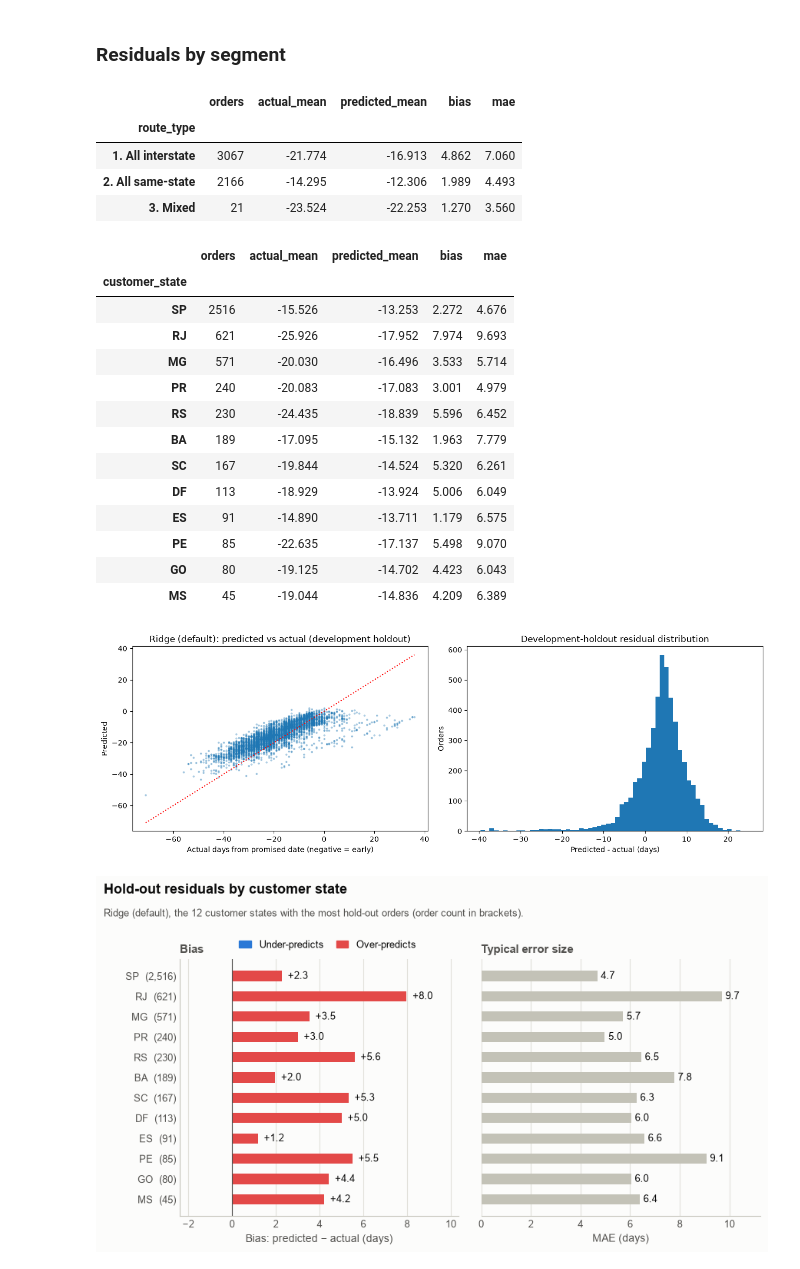
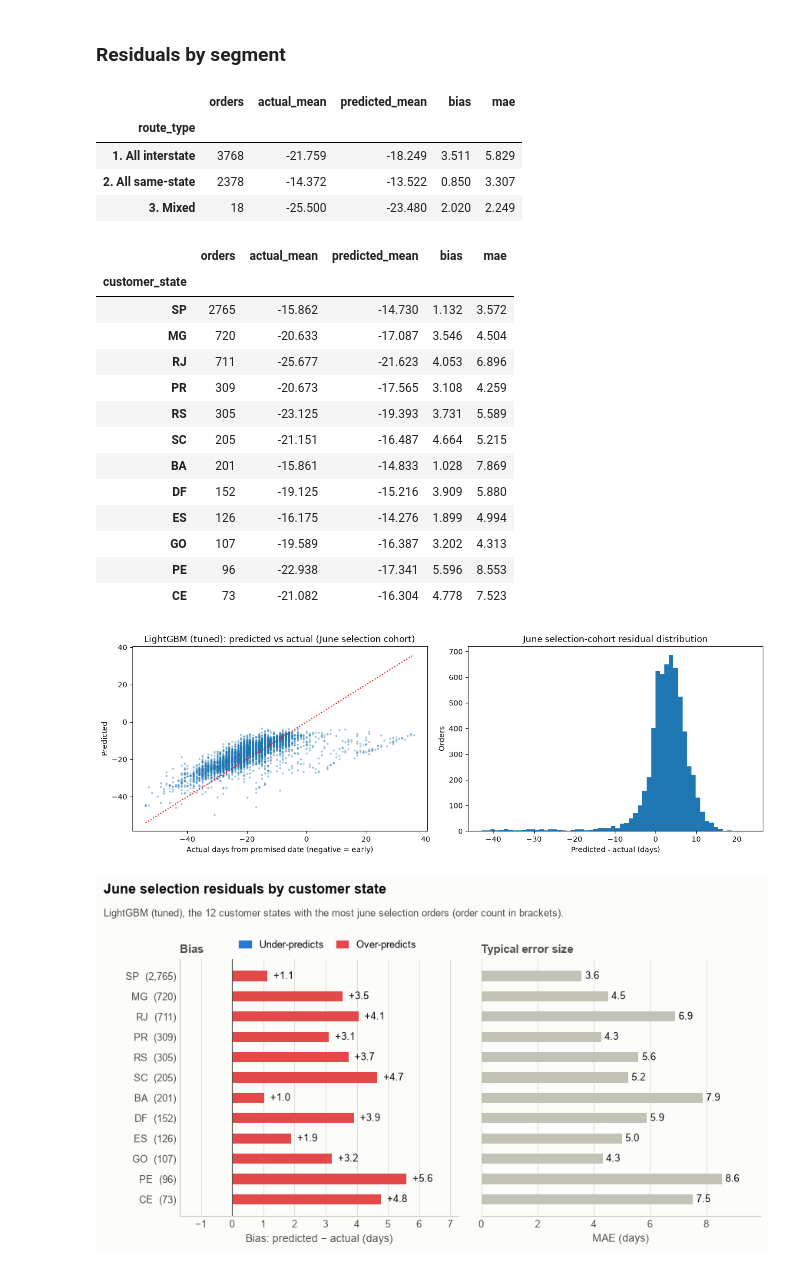
Before and after one commit to mushroomyyy/Team8_IT5006_Ecommerce_Analytics_AY2627Sem1, a Jupyter notebook: phase2/model_regression_dev.ipynb, the cells around one changed output. Saved outputs shown, nothing was run; the diff lists cells and outputs as text; code cells hidden in the pictures.

```diff
--- a/phase2/model_regression_dev.ipynb
+++ b/phase2/model_regression_dev.ipynb
@@ -76,16 +50,12 @@ np.random.seed(RANDOM_STATE)
 # %% [markdown]
 # Constants
 # %%
-RUN_DATE = '2018-08-02'   # August inference run
+RUN_DATE = '2018-06-02'   # June development run
 WAITING_PERIOD = LOOKBACK        # Longest wait for a delivery inside the target, chosen in the waiting-period audit below
 TEST_DAYS = 30            # Newest historical approval days held out for development selection
 N_CV_FOLDS = 5
 # Random-search iterations per model; kept small for laptop run times
 N_ITER = {'Ridge': 12, 'Decision Tree': 15, 'Random Forest': 6, 'LightGBM': 10}
-BACKTEST_RUN_DATES = ['2018-04-02', '2018-05-02', '2018-06-02', '2018-07-02']
-RUN_SENSITIVITY_BACKTEST = False  # Optional fixed-parameter April–July analysis
-RUN_RESAMPLING = False  # Optional late-order resampling experiment
-RUN_MONTHLY_COMPARISON = False  # Optional fresh monthly CV searches for June–August
 FIGURE_DIR = 'results/figures'  # Report figures are saved here as PNGs
 EXCLUDED_STATUSES = ['canceled', 'unavailable']  # Never delivered: no delivery outcome
 
@@ -632,9 +678,9 @@ figs.plot_feature_importance(importance.head(10), champion_label,
 # %% [markdown]
 ### Residuals by segment
 # %%
-residuals = test_df[['customer_state', 'route_type']].copy()
-residuals['actual'] = y_test.to_numpy()
-residuals['predicted'] = test_predictions[champion_key]
+residuals = explanation_rows[['customer_state', 'route_type']].copy()
+residuals['actual'] = y_explain.to_numpy()
+residuals['predicted'] = selected_june['predicted'].to_numpy()
 residuals['error'] = residuals['predicted'] - residuals['actual']
 for segment in ['route_type', 'customer_state']:
     table = residuals.groupby(segment).agg(orders=('error', 'size'), actual_mean=('actual', 'mean'),
@@ -647,36 +693,36 @@ axes[0].scatter(residuals['actual'], residuals['predicted'], s=4, alpha=0.3)
 limits = [residuals[['actual', 'predicted']].min().min(), residuals[['actual', 'predicted']].max().max()]
 axes[0].plot(limits, limits, color='red', linestyle=':')
 axes[0].set(xlabel='Actual days from promised date (negative = early)', ylabel='Predicted',
-            title=f'{champion_label}: predicted vs actual (development holdout)')
+            title=f'{selected_label}: predicted vs actual (June selection cohort)')
 axes[1].hist(residuals['error'], bins=60)
-axes[1].set(xlabel='Predicted - actual (days)', ylabel='Orders', title='Development-holdout residual distribution')
+axes[1].set(xlabel='Predicted - actual (days)', ylabel='Orders', title='June selection-cohort residual distribution')
 plt.tight_layout()
 fig.savefig(f'{FIGURE_DIR}/08_predicted_vs_actual.png', dpi=200)
 plt.show()
 # %% [output]
 |  | orders | actual_mean | predicted_mean | bias | mae |
 | route_type |  |  |  |  |  |
-| 1. All interstate | 3067 | -21.774 | -16.913 | 4.862 | 7.060 |
-| 2. All same-state | 2166 | -14.295 | -12.306 | 1.989 | 4.493 |
-| 3. Mixed | 21 | -23.524 | -22.253 | 1.270 | 3.560 |
+| 1. All interstate | 3768 | -21.759 | -18.249 | 3.511 | 5.829 |
+| 2. All same-state | 2378 | -14.372 | -13.522 | 0.850 | 3.307 |
+| 3. Mixed | 18 | -25.500 | -23.480 | 2.020 | 2.249 |
 |  | orders | actual_mean | predicted_mean | bias | mae |
 | customer_state |  |  |  |  |  |
-| SP | 2516 | -15.526 | -13.253 | 2.272 | 4.676 |
-| RJ | 621 | -25.926 | -17.952 | 7.974 | 9.693 |
-| MG | 571 | -20.030 | -16.496 | 3.533 | 5.714 |
-| PR | 240 | -20.083 | -17.083 | 3.001 | 4.979 |
-| RS | 230 | -24.435 | -18.839 | 5.596 | 6.452 |
-| BA | 189 | -17.095 | -15.132 | 1.963 | 7.779 |
-| SC | 167 | -19.844 | -14.524 | 5.320 | 6.261 |
-| DF | 113 | -18.929 | -13.924 | 5.006 | 6.049 |
-| ES | 91 | -14.890 | -13.711 | 1.179 | 6.575 |
-| PE | 85 | -22.635 | -17.137 | 5.498 | 9.070 |
-| GO | 80 | -19.125 | -14.702 | 4.423 | 6.043 |
-| MS | 45 | -19.044 | -14.836 | 4.209 | 6.389 |
+| SP | 2765 | -15.862 | -14.730 | 1.132 | 3.572 |
+| MG | 720 | -20.633 | -17.087 | 3.546 | 4.504 |
+| RJ | 711 | -25.677 | -21.623 | 4.053 | 6.896 |
+| PR | 309 | -20.673 | -17.565 | 3.108 | 4.259 |
+| RS | 305 | -23.125 | -19.393 | 3.731 | 5.589 |
+| SC | 205 | -21.151 | -16.487 | 4.664 | 5.215 |
+| BA | 201 | -15.861 | -14.833 | 1.028 | 7.869 |
+| DF | 152 | -19.125 | -15.216 | 3.909 | 5.880 |
+| ES | 126 | -16.175 | -14.276 | 1.899 | 4.994 |
+| GO | 107 | -19.589 | -16.387 | 3.202 | 4.313 |
+| PE | 96 | -22.938 | -17.341 | 5.596 | 8.553 |
+| CE | 73 | -21.082 | -16.304 | 4.778 | 7.523 |
-[figure, old version]
+[figure, new version]
 # %%
-figs.plot_residuals_by_state(residuals, champion_label,
-                             save_path=f'{FIGURE_DIR}/07_residuals_by_state.png')
+figs.plot_residuals_by_state(residuals, selected_label,
+                             save_path=f'{FIGURE_DIR}/07_residuals_by_state.png', cohort_label='June selection')
 # %% [output]
-[figure, old version]
+[figure, new version]
 # %% [markdown]
```
Also changed, not shown: parts of 40 cells of this notebook, 48 other files.
